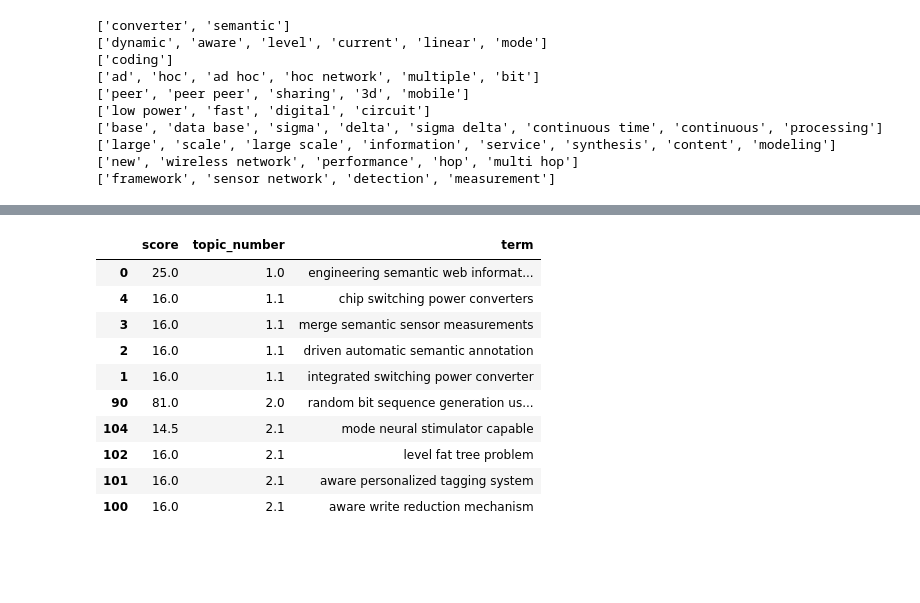
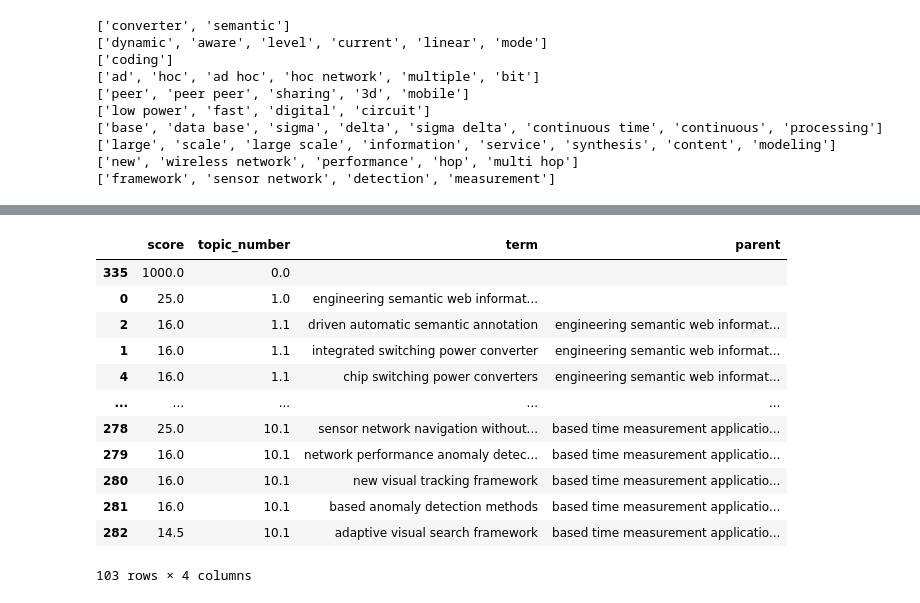
Before and after one commit to LowriWilliams/Topic_Modelling_Beyond_Tokens, a Jupyter notebook: topic_modelling.ipynb, the cells around one changed output, grey strips where cells are left out. Drawn from its saved outputs; the diff is of its cells as text; code cells hidden in the pictures; blank space fills up the shorter version.

Commit message:
update topic modelling

```diff
--- a/topic_modelling.ipynb
+++ b/topic_modelling.ipynb
@@ -357,45 +357,51 @@ for i in df['Dominant_topic'].unique():
     key_words = pd.DataFrame(tmp, columns =['score', 'term'])
     key_words = key_words.sort_values('score', ascending=False)
     key_words = key_words.drop_duplicates(subset=['term'])
     key_words['topic_number'] = i
 
     # select the max score as the topic title
     top_key_words = key_words[key_words.score == key_words['score'].max()]
 
     # select the remaining keywords as child terms
     remaining_keywords = key_words[key_words.score != key_words['score'].max()]
 
     # if there are more than 1 keyword in the topic title, aggregate them with a / as a separatore
     top_key_words = top_key_words.copy()
     top_key_words = top_key_words.groupby(['score', 'topic_number']).agg({'term' : lambda x: ' / '.join(map(str, x))})
     top_key_words = top_key_words.reset_index()
+    top_key_words['parent'] = ''
 
     # add 0.1 to the child keywords to identify then in the merged dataframe
     remaining_keywords = remaining_keywords.copy()
     remaining_keywords['topic_number'] = remaining_keywords['topic_number'] + 0.1
+    remaining_keywords['parent'] = top_key_words['term'].values.tolist()[0]
 
     all_topics = pd.concat([top_key_words, remaining_keywords], sort=False)
 
     for t in all_topics.to_dict(orient='records'):
         all_results.append(t)
 
+all_results.append({'score': 1000, 'topic_number' : 0.0, 'term' : '', 'parent' : ''})
+
 all_topics_df = pd.DataFrame(all_results)
 all_topics_df = all_topics_df.sort_values('topic_number', ascending=True)
 all_topics_df = all_topics_df.loc[all_topics_df['score'] > 10.0]
 
-display(all_topics_df.head(10))
+display(all_topics_df)
 # %% [output]
-|  | score | topic_number | term |
-| 0 | 25.0 | 1.0 | engineering semantic web informat... |
-| 4 | 16.0 | 1.1 | chip switching power converters |
-| 3 | 16.0 | 1.1 | merge semantic sensor measurements |
-| 2 | 16.0 | 1.1 | driven automatic semantic annotation |
-| 1 | 16.0 | 1.1 | integrated switching power converter |
-| 90 | 81.0 | 2.0 | random bit sequence generation us... |
-| 104 | 14.5 | 2.1 | mode neural stimulator capable |
-| 102 | 16.0 | 2.1 | level fat tree problem |
-| 101 | 16.0 | 2.1 | aware personalized tagging system |
-| 100 | 16.0 | 2.1 | aware write reduction mechanism |
+|  | score | topic_number | term | parent |
+| 335 | 1000.0 | 0.0 |  |  |
+| 0 | 25.0 | 1.0 | engineering semantic web informat... |  |
+| 2 | 16.0 | 1.1 | driven automatic semantic annotation | engineering semantic web informat... |
+| 1 | 16.0 | 1.1 | integrated switching power converter | engineering semantic web informat... |
+| 4 | 16.0 | 1.1 | chip switching power converters | engineering semantic web informat... |
+| ... | ... | ... | ... | ... |
+| 278 | 25.0 | 10.1 | sensor network navigation without... | based time measurement applicatio... |
+| 279 | 16.0 | 10.1 | network performance anomaly detec... | based time measurement applicatio... |
+| 280 | 16.0 | 10.1 | new visual tracking framework | based time measurement applicatio... |
+| 281 | 16.0 | 10.1 | based anomaly detection methods | based time measurement applicatio... |
+| 282 | 14.5 | 10.1 | adaptive visual search framework | based time measurement applicatio... |
+103 rows × 4 columns
 # %%
 fig = go.Figure(go.Sunburst(
     labels = all_topics_df['term'].values.tolist(),
```
